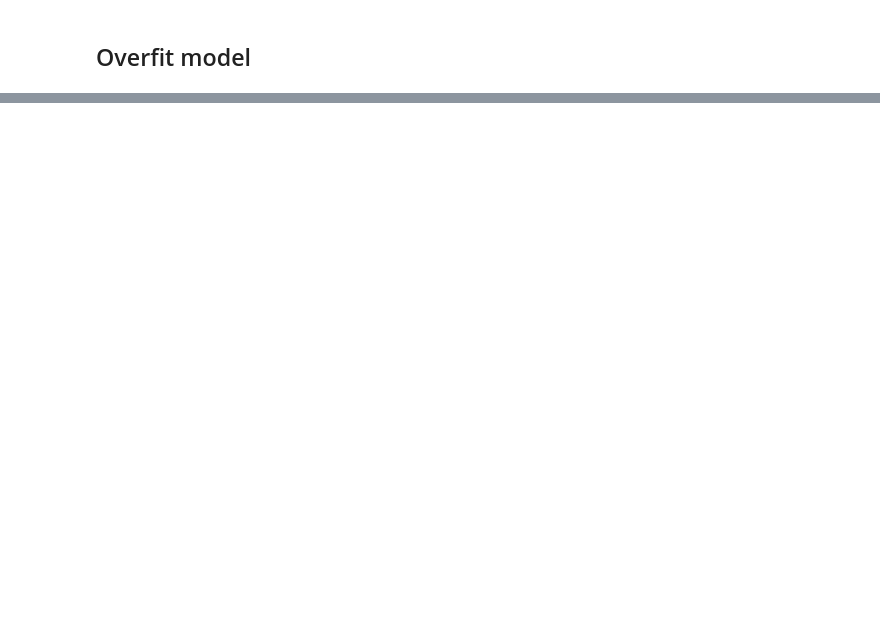
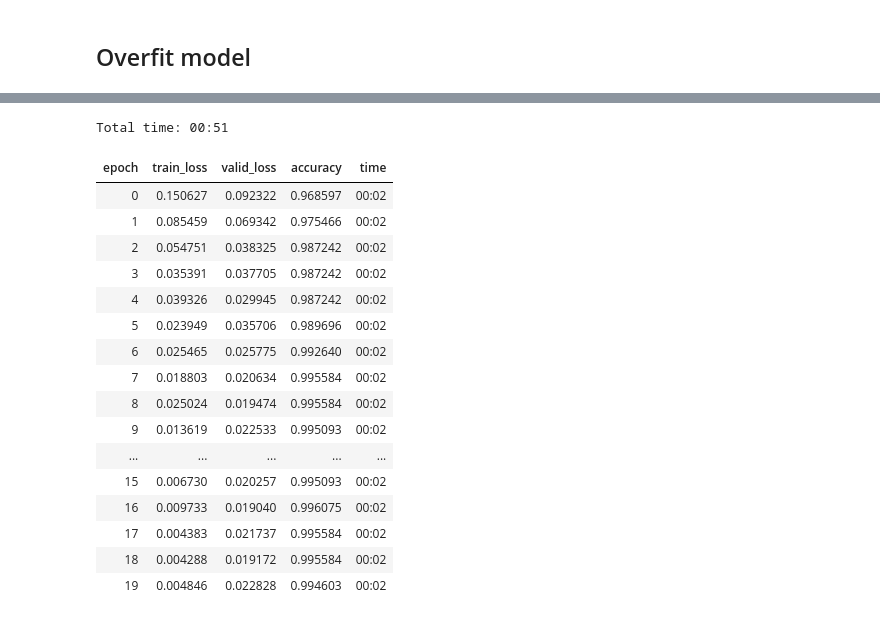
Before and after one commit to MicPie/fastai-pytorch-course-vienna, a Jupyter notebook: PyTorch_3_debugging.ipynb, the cells around one changed output, grey strips where cells are left out. Drawn from its saved outputs; the diff is of its cells as text; code cells hidden in the pictures; blank space fills up the shorter version.

```diff
--- a/PyTorch_3_debugging.ipynb
+++ b/PyTorch_3_debugging.ipynb
@@ -51,0 +171,31 @@ BdbQuit:
+# %%
+path = untar_data(URLs.MNIST_SAMPLE)
+# %%
+data = ImageDataBunch.from_folder(path)
+# %%
+learn = cnn_learner(data, models.resnet18, metrics=[accuracy])
+# %%
+proj_id = 'standard_lr'
+tboard_path = Path('data/tensorboard/' + proj_id)
+learn.callback_fns.append(partial(LearnerTensorboardWriter, base_dir=tboard_path, name='Learner'))
+# %%
+learn.fit(20)
+# %% [output]
+Total time: 00:51
+| epoch | train_loss | valid_loss | accuracy | time |
+| 0 | 0.150627 | 0.092322 | 0.968597 | 00:02 |
+| 1 | 0.085459 | 0.069342 | 0.975466 | 00:02 |
+| 2 | 0.054751 | 0.038325 | 0.987242 | 00:02 |
+| 3 | 0.035391 | 0.037705 | 0.987242 | 00:02 |
+| 4 | 0.039326 | 0.029945 | 0.987242 | 00:02 |
+| 5 | 0.023949 | 0.035706 | 0.989696 | 00:02 |
+| 6 | 0.025465 | 0.025775 | 0.992640 | 00:02 |
+| 7 | 0.018803 | 0.020634 | 0.995584 | 00:02 |
+| 8 | 0.025024 | 0.019474 | 0.995584 | 00:02 |
+| 9 | 0.013619 | 0.022533 | 0.995093 | 00:02 |
+| ... | ... | ... | ... | ... |
+| 15 | 0.006730 | 0.020257 | 0.995093 | 00:02 |
+| 16 | 0.009733 | 0.019040 | 0.996075 | 00:02 |
+| 17 | 0.004383 | 0.021737 | 0.995584 | 00:02 |
+| 18 | 0.004288 | 0.019172 | 0.995584 | 00:02 |
+| 19 | 0.004846 | 0.022828 | 0.994603 | 00:02 |
```
Also changed, not shown: parts of 43 cells of this notebook.
